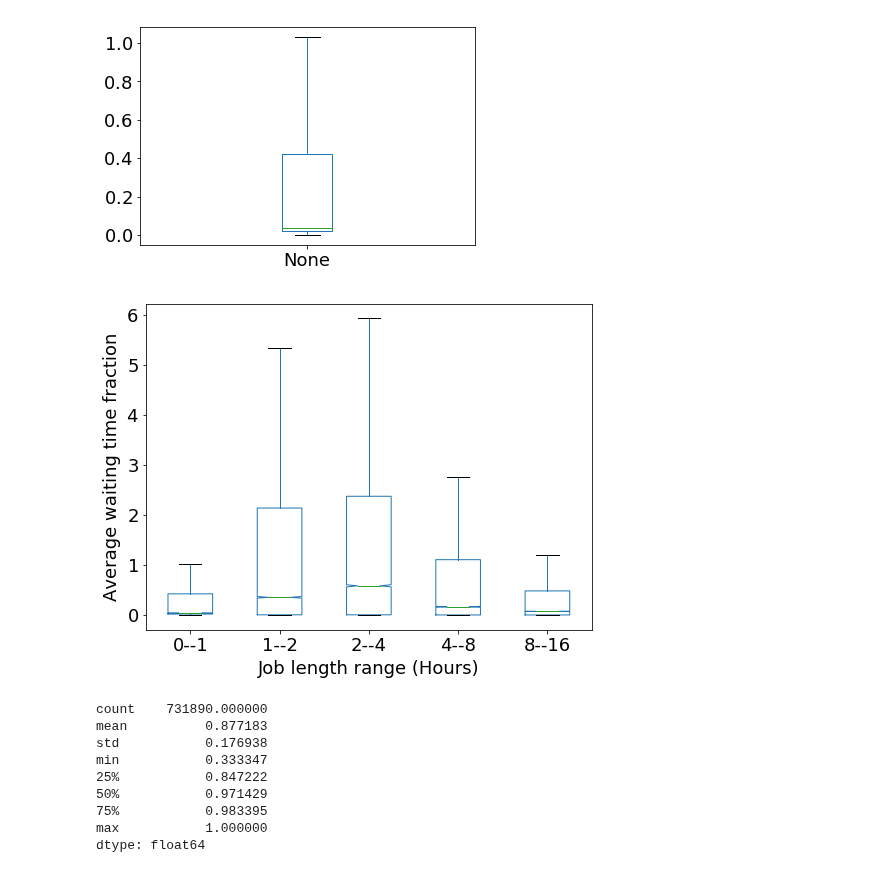
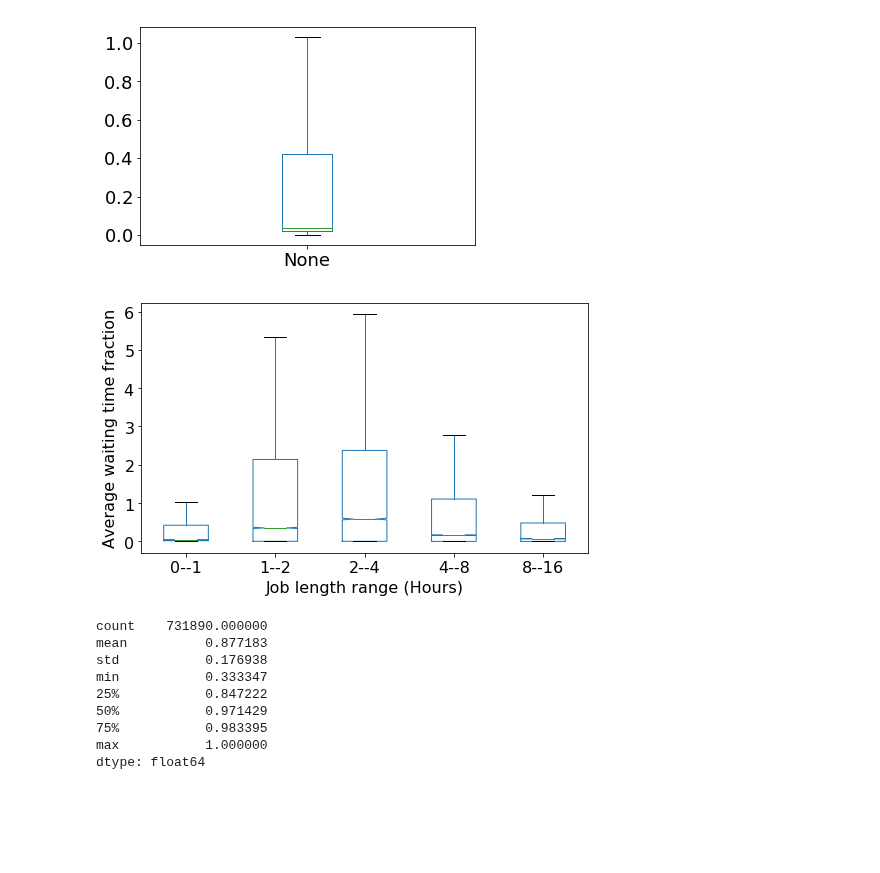
Before and after one commit to prateek-s/scispot, a Jupyter notebook: data/hpc-job-wait-times.ipynb, the cells around one changed output. Drawn from its saved outputs; the diff is of its cells as text; code cells hidden in the pictures; blank space fills up the shorter version.

```diff
--- a/data/hpc-job-wait-times.ipynb
+++ b/data/hpc-job-wait-times.ipynb
@@ -218,14 +218,15 @@ ax=frac_wait.plot(kind='box',showfliers=False)
 # %%
 bucket_df = pd.DataFrame({"0--1":avg_frac_wait(le_1)[0],"1--2":avg_frac_wait(le_2)[0],"2--4":avg_frac_wait(le_4)[0],"4--8":avg_frac_wait(le_8)[0],"8--16":avg_frac_wait(le_16)[0] })
 # %%
+matplotlib.rcParams.update({'font.size': 16})
 fig, ax = plt.subplots()
-fig.set_size_inches(8,6)
+fig.set_size_inches(8,4.6)
 ax=bucket_df.plot(kind='box', ax=ax, showfliers=False, notch=True,meanline=True)
 ax.set_ylabel("Average waiting time fraction")
 ax.set_xlabel("Job length range (Hours)")
 plt.savefig("../graphs/waiting_time_buckets.pdf",bbox_inches='tight')
 # %% [output]
-[figure, old version]
+[figure, new version]
 # %%
 efficiency = cdf['trun_seconds']/(cdf['trun_seconds']+cdf['twait_seconds'])
 # %%
```
Also changed, not shown: 12 other files.
